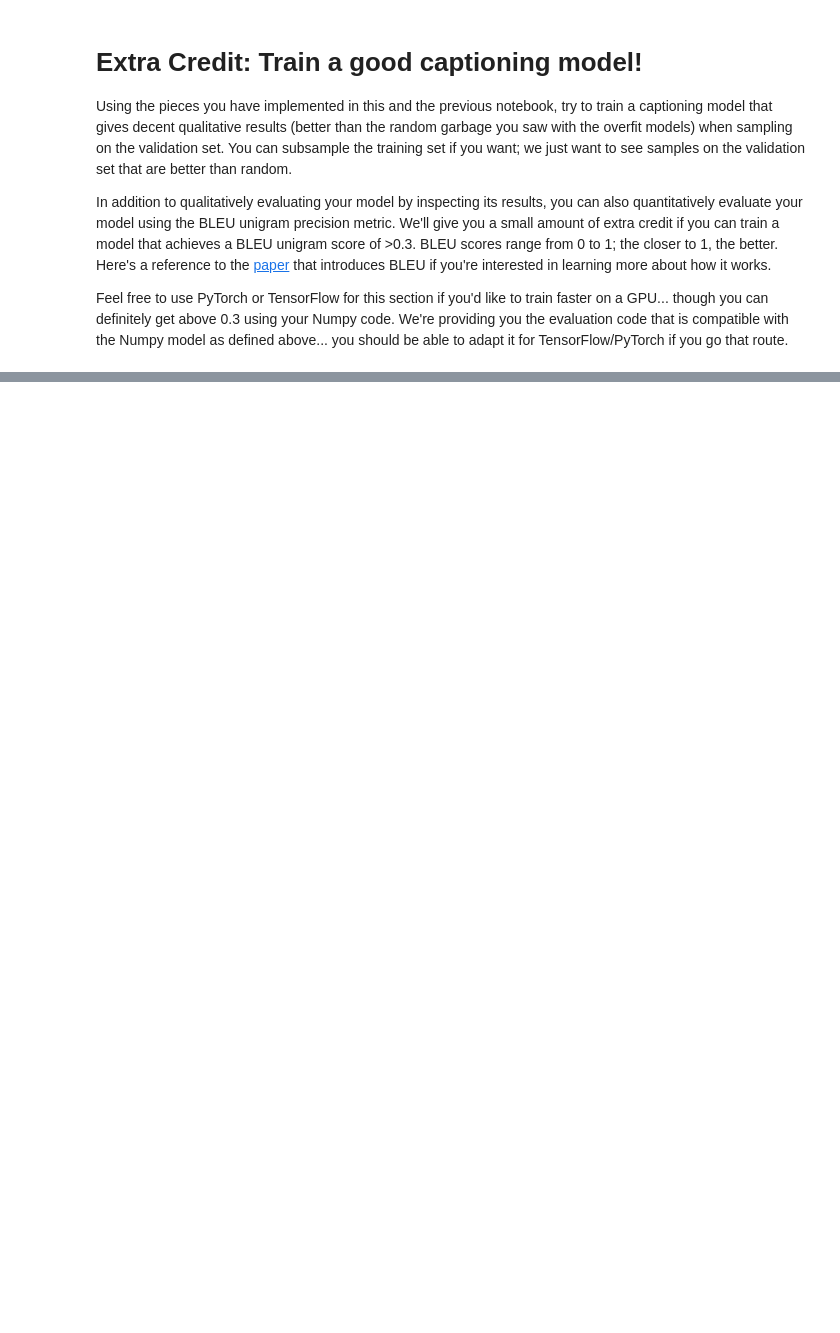
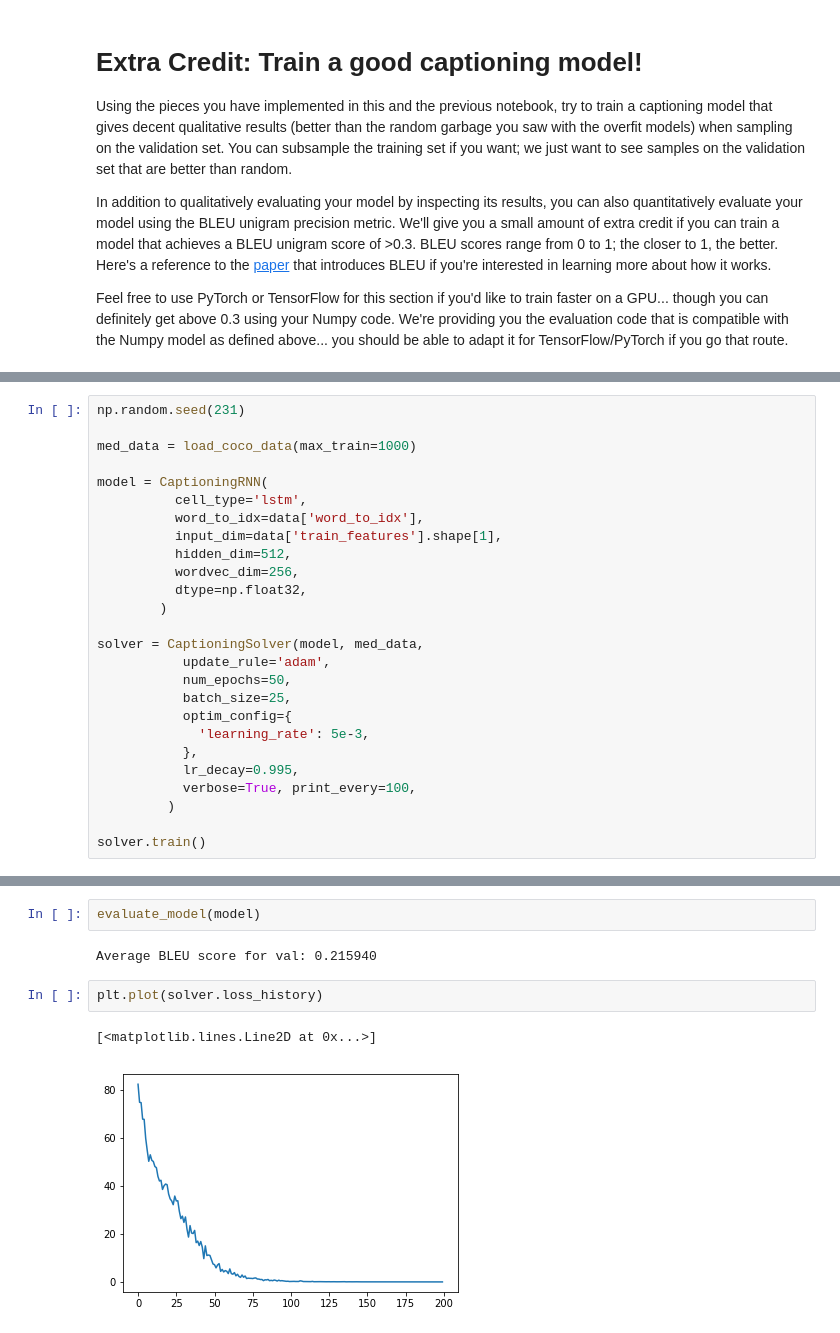
Before and after one commit to phreid/stanford_cs231n, a Jupyter notebook: assignment3/LSTM_Captioning.ipynb, the cells around one changed output, grey strips where cells are left out. Saved outputs shown, nothing was run; the diff lists cells and outputs as text; blank space fills up the shorter version.

Commit message:
lstm done

```diff
--- a/assignment3/LSTM_Captioning.ipynb
+++ b/assignment3/LSTM_Captioning.ipynb
@@ -406,3 +437,29 @@ def evaluate_model(model):
 
     for split in BLEUscores:
         print('Average BLEU score for %s: %f' % (split, BLEUscores[split]))
+# %%
+np.random.seed(231)
+
+med_data = load_coco_data(max_train=1000)
+
+model = CaptioningRNN(
+          cell_type='lstm',
+          word_to_idx=data['word_to_idx'],
+          input_dim=data['train_features'].shape[1],
+          hidden_dim=512,
+          wordvec_dim=256,
+          dtype=np.float32,
+        )
+
+solver = CaptioningSolver(model, med_data,
+           update_rule='adam',
+           num_epochs=50,
+           batch_size=25,
+           optim_config={
+             'learning_rate': 5e-3,
+           },
+           lr_decay=0.995,
+           verbose=True, print_every=100,
+         )
+
+solver.train()
@@ -408,0 +487,9 @@ def evaluate_model(model):
+# %%
+evaluate_model(model)
+# %% [output]
+Average BLEU score for val: 0.215940
+# %%
+plt.plot(solver.loss_history)
+# %% [output]
+[<matplotlib.lines.Line2D at 0x...>]
+[figure, added]
```
Also changed, not shown: parts of 10 cells of this notebook, 4 other files.
